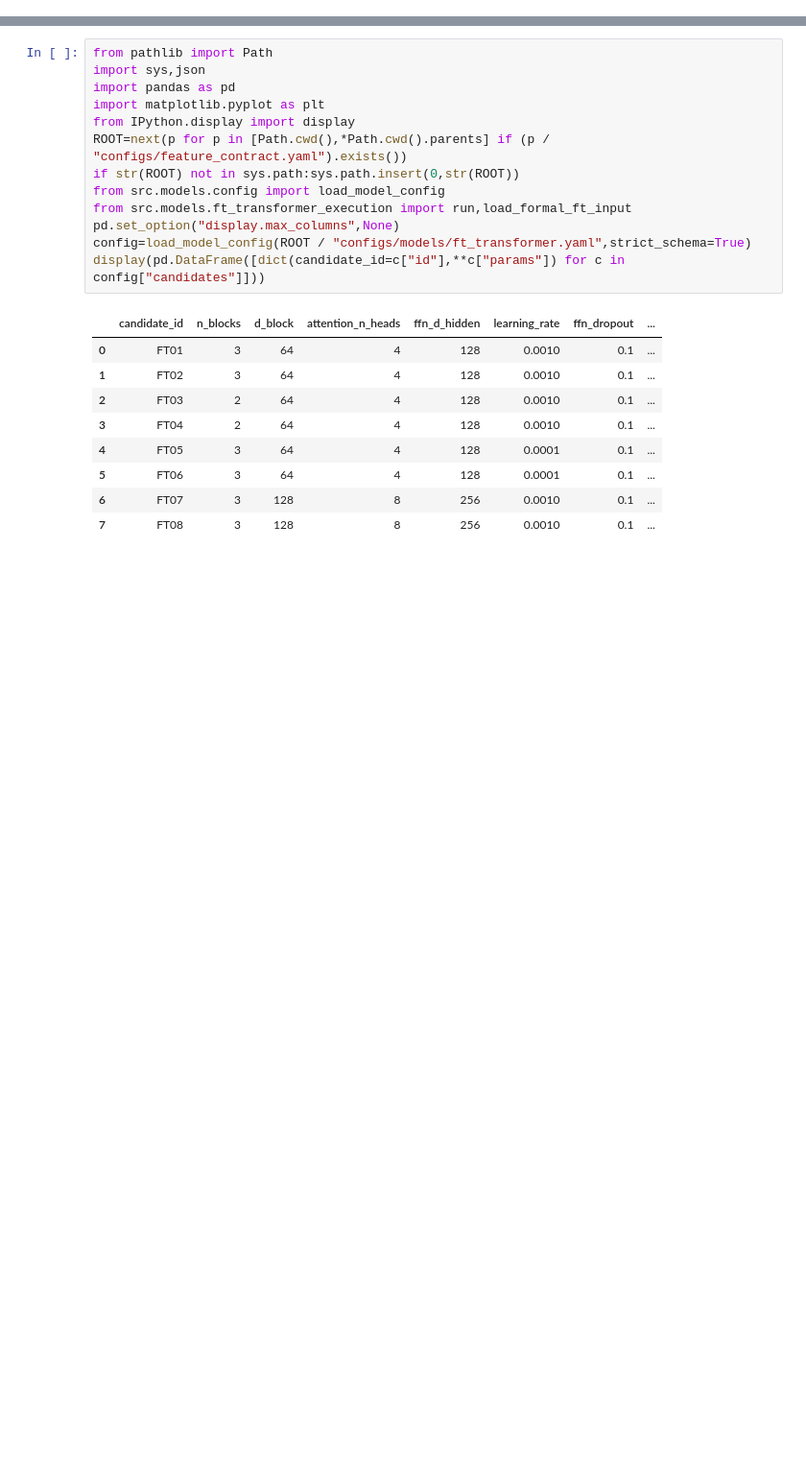
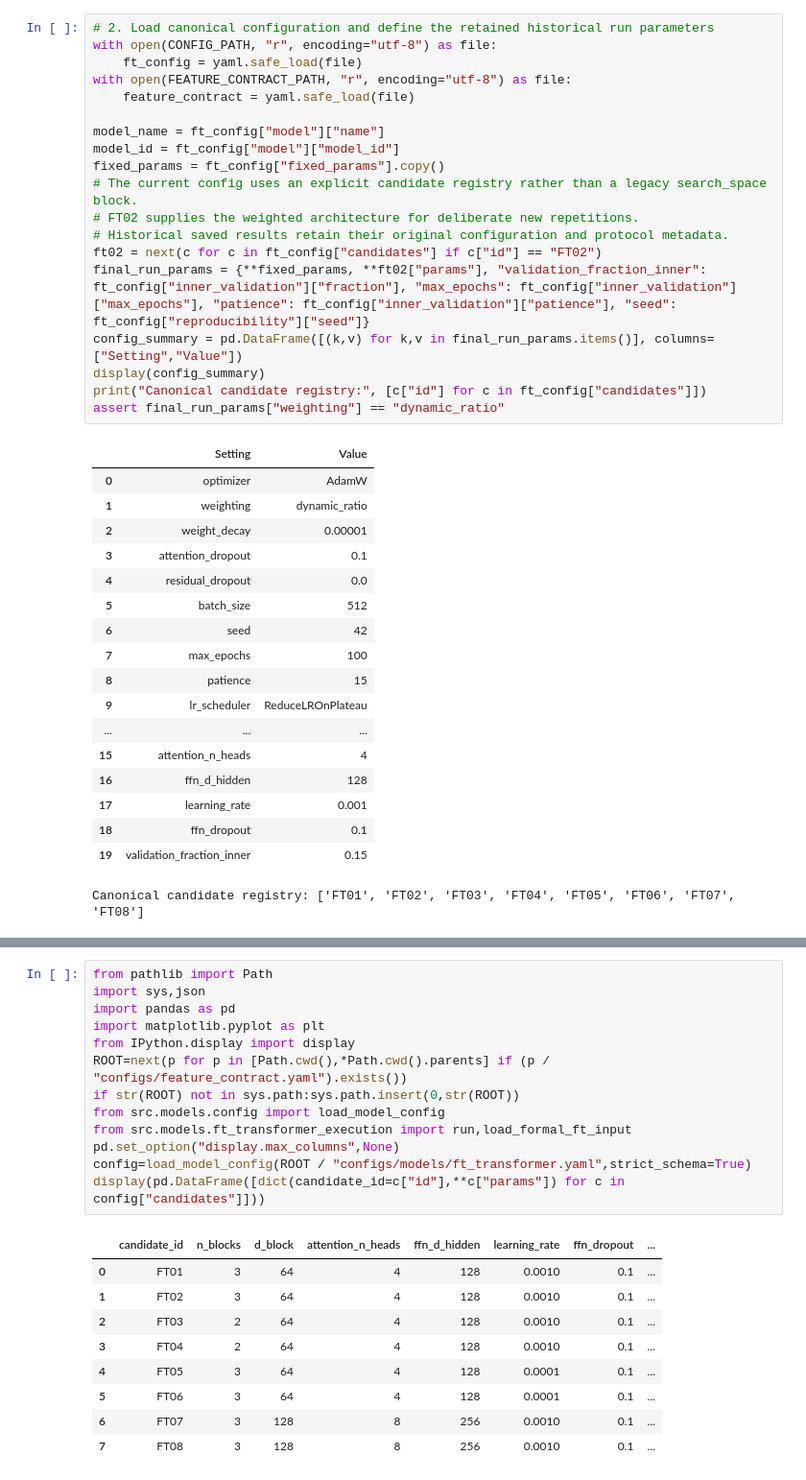
Before and after one commit to Sankalpa-KMCP/Employee_Resignation_Prediction, a Jupyter notebook: notebooks/team_contributions/models/member_1_ft_transformer/05_m1_ft_transformer.ipynb, the cells around one changed output, grey strips where cells are left out. Shown at 96% size. Drawn from its saved outputs; the diff is of its cells as text; blank space fills up the shorter version.

Commit message:
feat: add Member 1 FT-Transformer model notebooks, execution module, workflow tests, and team contributions documentation

```diff
--- a/notebooks/team_contributions/models/member_1_ft_transformer/05_m1_ft_transformer.ipynb
+++ b/notebooks/team_contributions/models/member_1_ft_transformer/05_m1_ft_transformer.ipynb
@@ -0,0 +92,38 @@
+# %%
+# 2. Load canonical configuration and define the retained historical run parameters
+with open(CONFIG_PATH, "r", encoding="utf-8") as file:
+    ft_config = yaml.safe_load(file)
+with open(FEATURE_CONTRACT_PATH, "r", encoding="utf-8") as file:
+    feature_contract = yaml.safe_load(file)
+
+model_name = ft_config["model"]["name"]
+model_id = ft_config["model"]["model_id"]
+fixed_params = ft_config["fixed_params"].copy()
+# The current config uses an explicit candidate registry rather than a legacy search_space block.
+# FT02 supplies the weighted architecture for deliberate new repetitions.
+# Historical saved results retain their original configuration and protocol metadata.
+ft02 = next(c for c in ft_config["candidates"] if c["id"] == "FT02")
+final_run_params = {**fixed_params, **ft02["params"], "validation_fraction_inner": ft_config["inner_validation"]["fraction"], "max_epochs": ft_config["inner_validation"]["max_epochs"], "patience": ft_config["inner_validation"]["patience"], "seed": ft_config["reproducibility"]["seed"]}
+config_summary = pd.DataFrame([(k,v) for k,v in final_run_params.items()], columns=["Setting","Value"])
+display(config_summary)
+print("Canonical candidate registry:", [c["id"] for c in ft_config["candidates"]])
+assert final_run_params["weighting"] == "dynamic_ratio"
+# %% [output]
+|  | Setting | Value |
+| 0 | optimizer | AdamW |
+| 1 | weighting | dynamic_ratio |
+| 2 | weight_decay | 0.00001 |
+| 3 | attention_dropout | 0.1 |
+| 4 | residual_dropout | 0.0 |
+| 5 | batch_size | 512 |
+| 6 | seed | 42 |
+| 7 | max_epochs | 100 |
+| 8 | patience | 15 |
+| 9 | lr_scheduler | ReduceLROnPlateau |
+| ... | ... | ... |
+| 15 | attention_n_heads | 4 |
+| 16 | ffn_d_hidden | 128 |
+| 17 | learning_rate | 0.001 |
+| 18 | ffn_dropout | 0.1 |
+| 19 | validation_fraction_inner | 0.15 |
+Canonical candidate registry: ['FT01', 'FT02', 'FT03', 'FT04', 'FT05', 'FT06', 'FT07', 'FT08']
```
Also changed, not shown: parts of 27 cells of this notebook, 4 other files.
